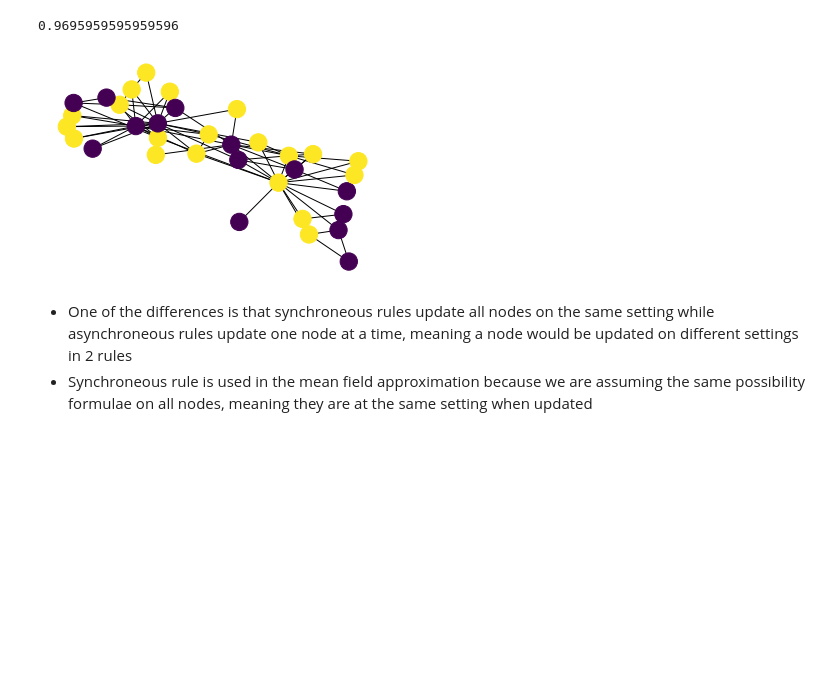
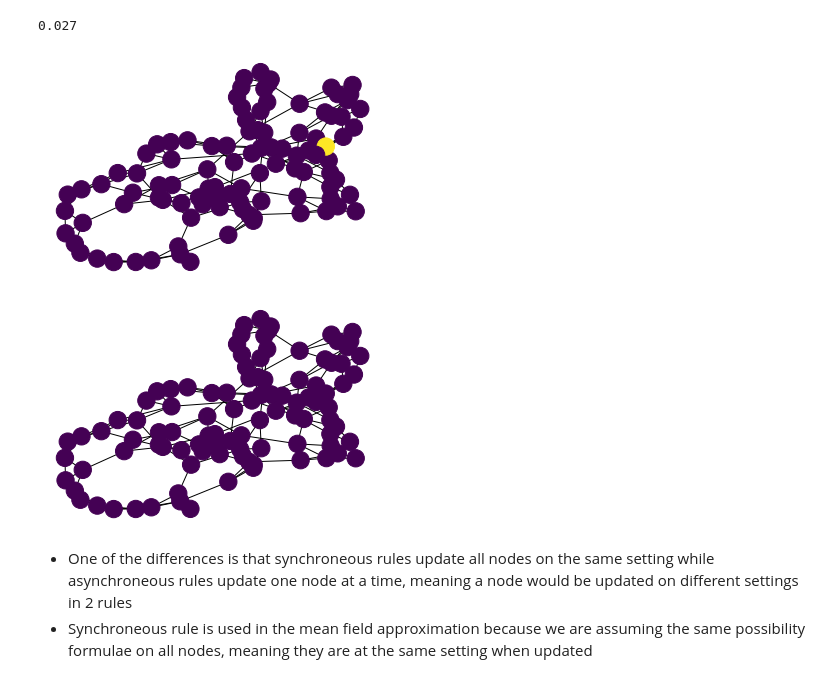
Before and after one commit to nhatpham010198/CS166, a Jupyter notebook: CS166_PCW_9.1.ipynb, the cells around one changed output. Cells and saved outputs as stored; diff of their text form; code cells hidden in the pictures; blank space fills up the shorter version.

```diff
--- a/CS166_PCW_9.1.ipynb
+++ b/CS166_PCW_9.1.ipynb
@@ -2,19 +2,19 @@
 import matplotlib
 import pylab as pl
 import networkx as nx
-import random as rd
+from random import *
 
 
 def initialize():
     global g
-    g = nx.karate_club_graph()
+    g = nx.watts_strogatz_graph(node,edge,0.1)
     g.pos = nx.spring_layout(g)
     for i in g.nodes:
-        g.nodes[i]['state'] = 1 if random() < thres else 0
+        g.nodes[i]['state'] = 1 if random() < p_i else 0
 
 def observe():
     global g
-    cla()
+    pl.cla()
     nx.draw(g, vmin = 0, vmax = 1,
             node_color = [g.nodes[i]['state'] for i in g.nodes],
             pos = g.pos)
@@ -41,20 +41,23 @@ def update():
     for i in range(len(list(g.nodes))):
         g.nodes[i]['state'] = new_state[i]
 # %%
-p_i = 0.5 #prob of being transmitted
-p_e = 0.3 #prob of being connected
-p_r = 0.2 #prob of recovery
-n = 34
-thres = 1 - p_r/((n-1)*p_e*p_i) + 0.01 #prob of a noded being infected
-print(thres)
+
+# p_e = 0.3 #prob of being connected
+p_i = 0.008 #prob of infected
+node = 100
+edge = 4
+p_r= p_i*edge - 0.005  #<k>
+print(p_r)
 
 initialize()
-for _ in range(1000):
+observe()
+for _ in range(200):
     update()
 observe()
 # %% [output]
-0.9695959595959596
+0.027
-[figure, old version]
+[figure, new version]
+[figure, added]
 # %% [markdown]
 * One of the differences is that synchroneous rules update all nodes on the same setting while asynchroneous rules update one node at a time, meaning a node would be updated on different settings in 2 rules
 * Synchroneous rule is used in the mean field approximation because we are assuming the same possibility formulae on all nodes, meaning they are at the same setting when updated
```
